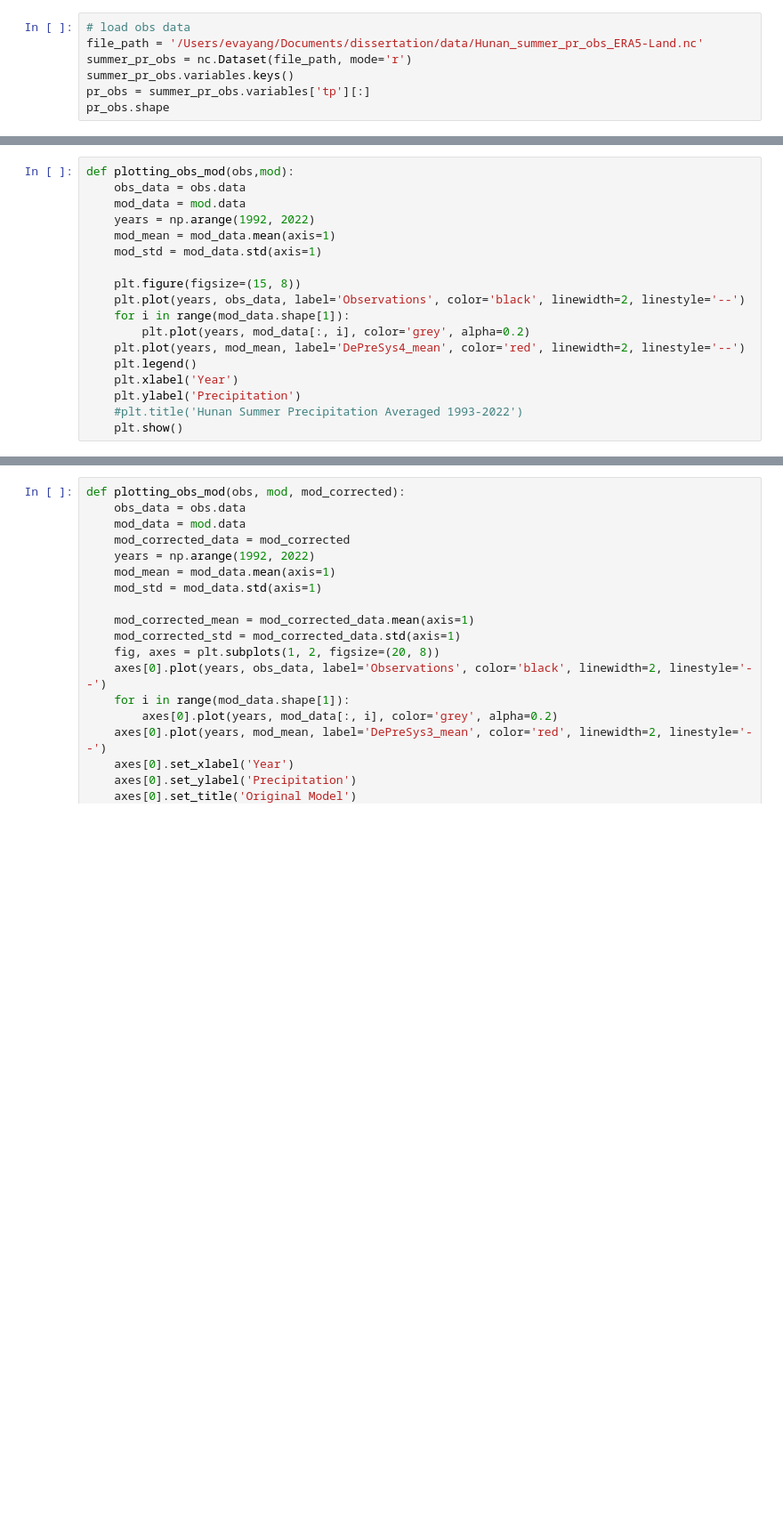
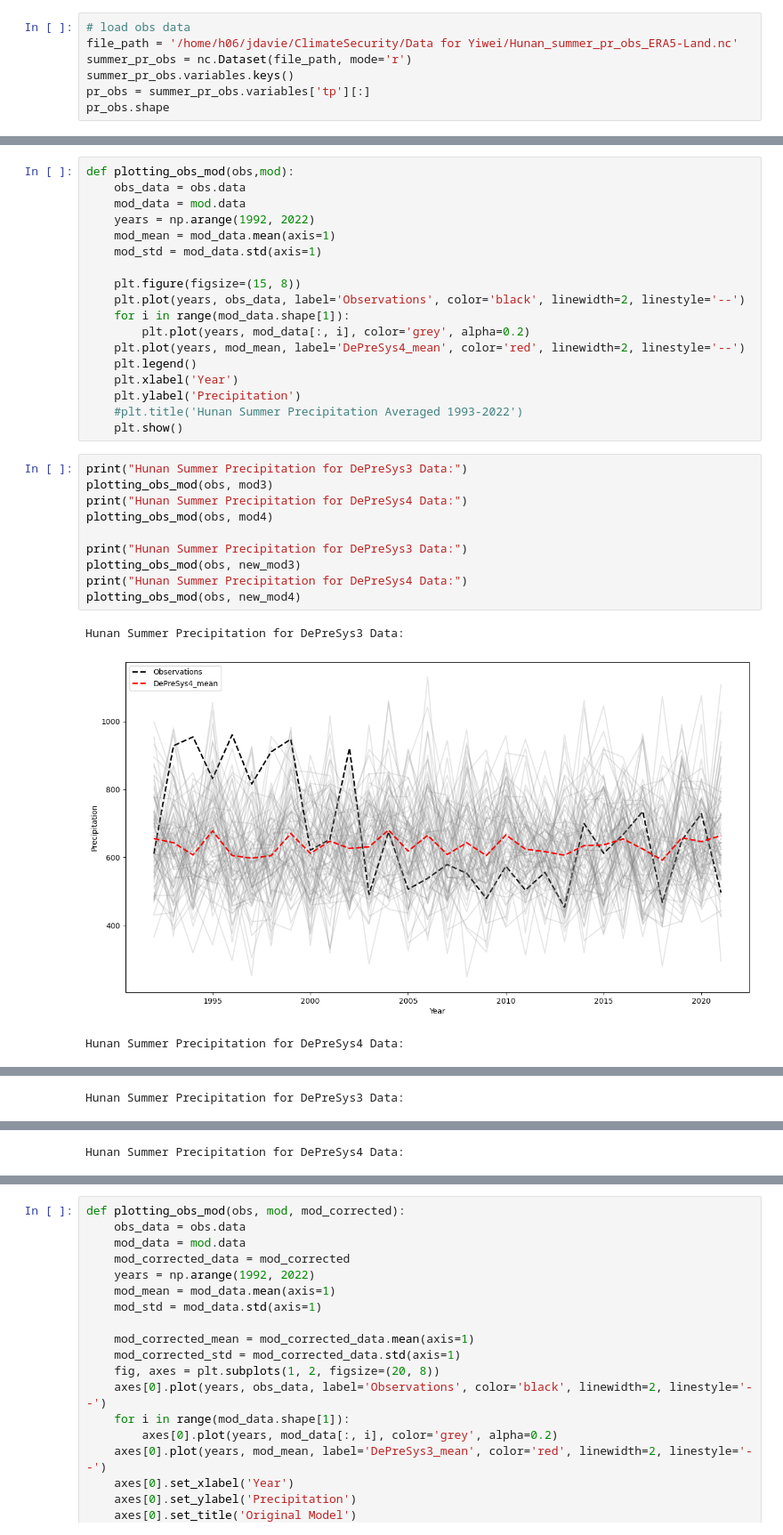
Before and after one commit to YiweiYang1103/Dissertation_Climate, a Jupyter notebook: Pr_DePreSys3+4.ipynb, the cells around one changed output, grey strips where cells are left out. Shown at 89% size. Cells and saved outputs as stored; diff of their text form; blank space fills up the shorter version.

```diff
--- a/Pr_DePreSys3+4.ipynb
+++ b/Pr_DePreSys3+4.ipynb
@@ -42,7 +42,7 @@ model3.variables.keys()
 dict_keys(['unknown', 'latitude_longitude', 'dim0', 'time', 'time_bnds', 'realization', 'latitude', 'latitude_bnds', 'longitude', 'longitude_bnds', 'month', 'month_number', 'month_number_bnds', 'seaso ...
 # %%
 # load obs data
-file_path = '/Users/evayang/Documents/dissertation/data/Hunan_summer_pr_obs_ERA5-Land.nc'
+file_path = '/home/h06/jdavie/ClimateSecurity/Data for Yiwei/Hunan_summer_pr_obs_ERA5-Land.nc'
 summer_pr_obs = nc.Dataset(file_path, mode='r')
 summer_pr_obs.variables.keys()
 pr_obs = summer_pr_obs.variables['tp'][:]
@@ -143,3 +145,17 @@ def plotting_obs_mod(obs,mod):
     plt.ylabel('Precipitation')
     #plt.title('Hunan Summer Precipitation Averaged 1993-2022')
     plt.show()
+# %%
+print("Hunan Summer Precipitation for DePreSys3 Data:")
+plotting_obs_mod(obs, mod3)
+print("Hunan Summer Precipitation for DePreSys4 Data:")
+plotting_obs_mod(obs, mod4)
+
+print("Hunan Summer Precipitation for DePreSys3 Data:")
+plotting_obs_mod(obs, new_mod3)
+print("Hunan Summer Precipitation for DePreSys4 Data:")
+plotting_obs_mod(obs, new_mod4)
+# %% [output]
+Hunan Summer Precipitation for DePreSys3 Data:
+[figure, added]
+Hunan Summer Precipitation for DePreSys4 Data:
@@ -145,0 +163 @@ def plotting_obs_mod(obs,mod):
+Hunan Summer Precipitation for DePreSys3 Data:
@@ -145,0 +165 @@ def plotting_obs_mod(obs,mod):
+Hunan Summer Precipitation for DePreSys4 Data:
```
Also changed, not shown: parts of 24 cells of this notebook, 2 other files.
